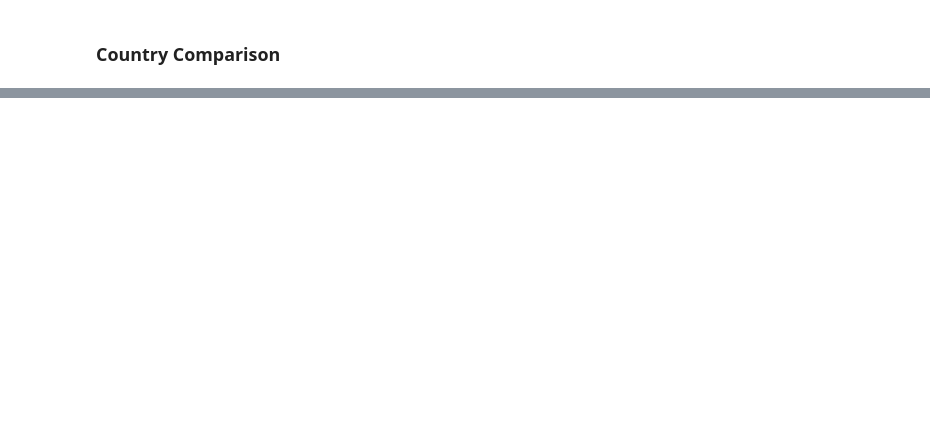
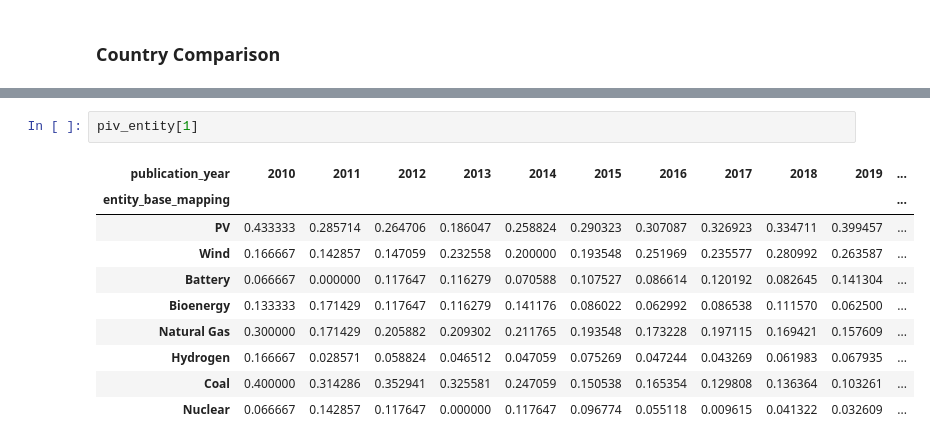
Before and after one commit to FZJ-IEK3-VSA/quinex-energy-system-studies, a Jupyter notebook: notebooks/Step4_MetadataVisualisation.ipynb, the cells around one changed output, grey strips where cells are left out. Drawn from its saved outputs; the diff is of its cells as text; blank space fills up the shorter version.

```diff
--- a/notebooks/Step4_MetadataVisualisation.ipynb
+++ b/notebooks/Step4_MetadataVisualisation.ipynb
@@ -110,0 +171,13 @@ fig.savefig("../data/figures/metadata/ent_6countries.pdf", bbox_inches='tight')
+# %%
+piv_entity[1]
+# %% [output]
+| publication_year | 2010 | 2011 | 2012 | 2013 | 2014 | 2015 | 2016 | 2017 | 2018 | 2019 | ... |
+| entity_base_mapping |  |  |  |  |  |  |  |  |  |  | ... |
+| PV | 0.433333 | 0.285714 | 0.264706 | 0.186047 | 0.258824 | 0.290323 | 0.307087 | 0.326923 | 0.334711 | 0.399457 | ... |
+| Wind | 0.166667 | 0.142857 | 0.147059 | 0.232558 | 0.200000 | 0.193548 | 0.251969 | 0.235577 | 0.280992 | 0.263587 | ... |
+| Battery | 0.066667 | 0.000000 | 0.117647 | 0.116279 | 0.070588 | 0.107527 | 0.086614 | 0.120192 | 0.082645 | 0.141304 | ... |
+| Bioenergy | 0.133333 | 0.171429 | 0.117647 | 0.116279 | 0.141176 | 0.086022 | 0.062992 | 0.086538 | 0.111570 | 0.062500 | ... |
+| Natural Gas | 0.300000 | 0.171429 | 0.205882 | 0.209302 | 0.211765 | 0.193548 | 0.173228 | 0.197115 | 0.169421 | 0.157609 | ... |
+| Hydrogen | 0.166667 | 0.028571 | 0.058824 | 0.046512 | 0.047059 | 0.075269 | 0.047244 | 0.043269 | 0.061983 | 0.067935 | ... |
+| Coal | 0.400000 | 0.314286 | 0.352941 | 0.325581 | 0.247059 | 0.150538 | 0.165354 | 0.129808 | 0.136364 | 0.103261 | ... |
+| Nuclear | 0.066667 | 0.142857 | 0.117647 | 0.000000 | 0.117647 | 0.096774 | 0.055118 | 0.009615 | 0.041322 | 0.032609 | ... |
```
Also changed, not shown: parts of 14 cells of this notebook, 20 other files.
